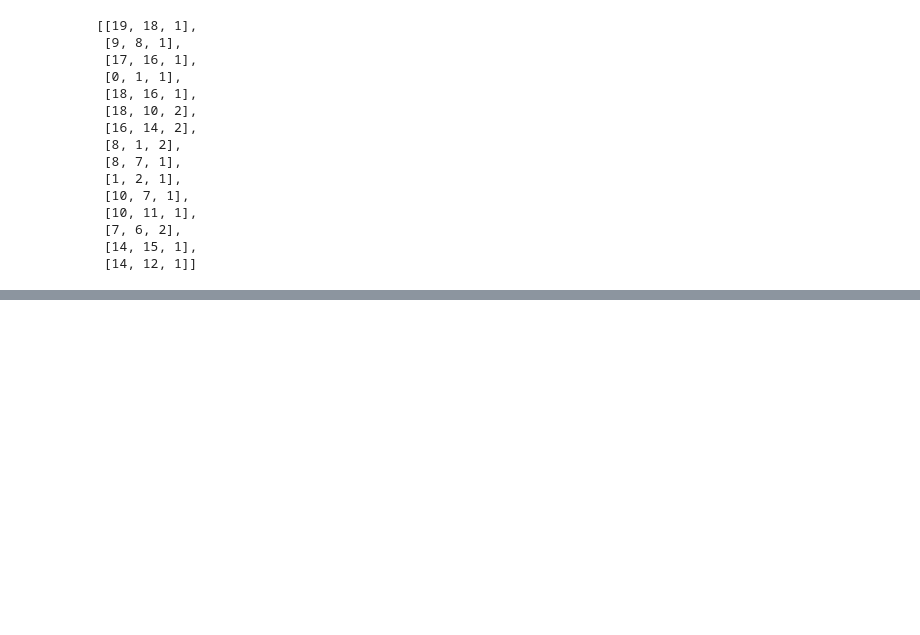
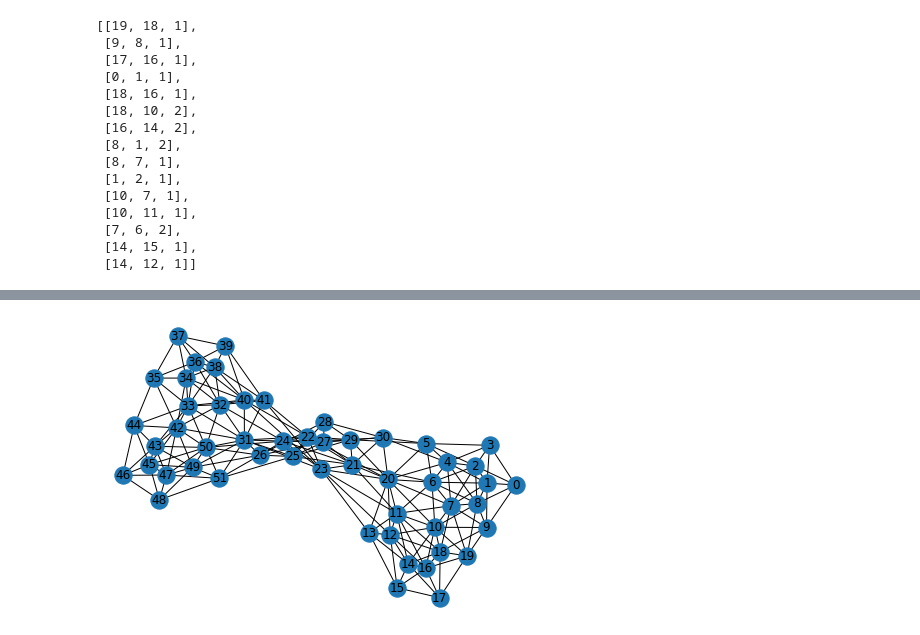
Before and after one commit to FermiQ/molecular_features, a Jupyter notebook: examples/mol_structure_to_graph.ipynb, the cells around one changed output, grey strips where cells are left out. Cells and saved outputs as stored; diff of their text form; code cells hidden in the pictures; blank space fills up the shorter version.

```diff
--- a/examples/mol_structure_to_graph.ipynb
+++ b/examples/mol_structure_to_graph.ipynb
@@ -50,0 +52,3 @@ TypeError: list indices must be integers or slices, not tuple
+# %%
+m = rdkit_add_conformer(m,coords)
+MolTo3DView(m)
@@ -50,0 +58,4 @@ TypeError: list indices must be integers or slices, not tuple
+# %%
+# Preimplemented features
+mgraph = MolGraph(m)
+mgraph._mols_implemented
@@ -50,0 +80,9 @@ TypeError: list indices must be integers or slices, not tuple
+# %%
+mgraph.make(nodes=['AtomicNum'],
+            edges=['BondType',
+                   {'class': 'Distance', 'args': {'bonds_only' : False, "max_distance" : 3}}
+                  ],
+            state=['NumAtoms'])
+nx.draw(mgraph,with_labels=True)
+# %% [output]
+[figure, added]
```
Also changed, not shown: parts of 6 cells of this notebook, 2 other files.
